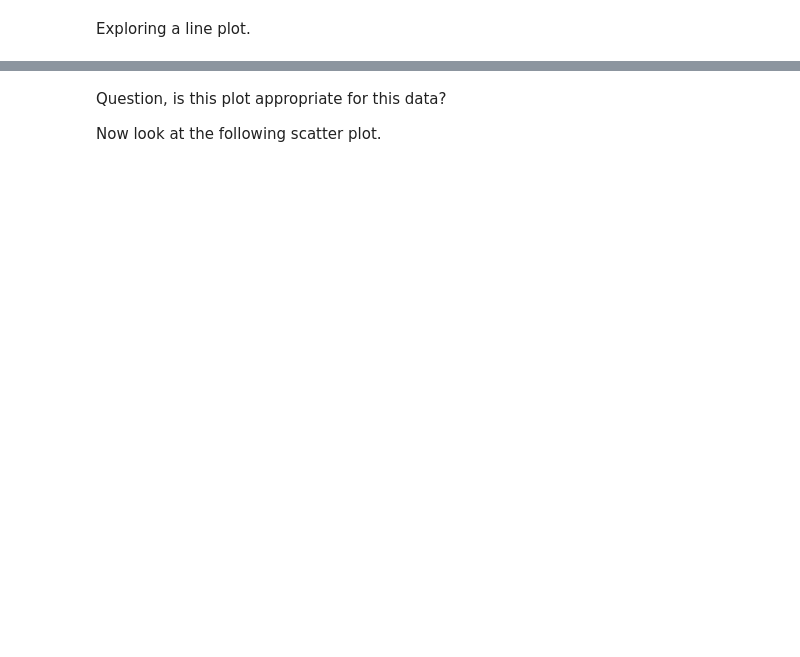
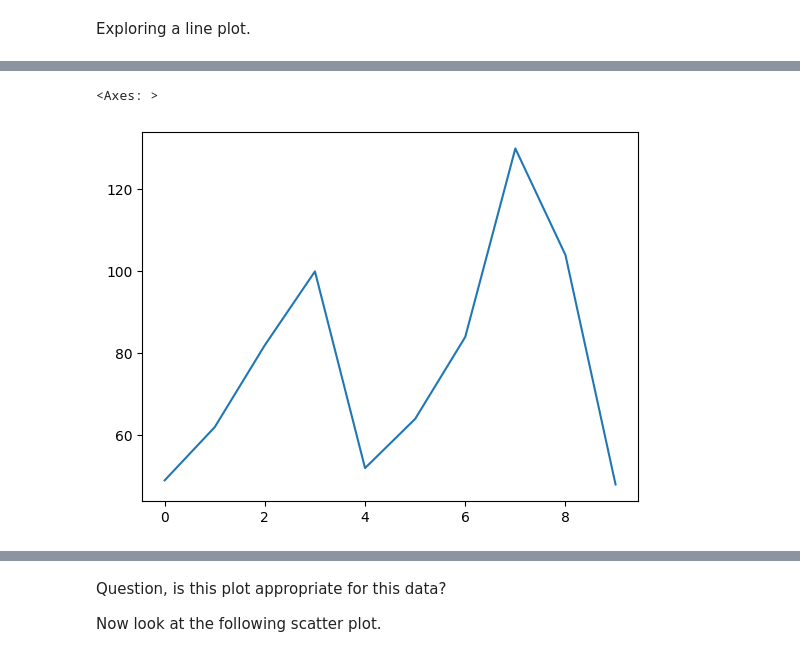
Before and after one commit to JosephB2/Code-Lancashire-Python-Module, a Jupyter notebook: Pandas.ipynb, the cells around one changed output, grey strips where cells are left out. Cells and saved outputs as stored; diff of their text form; code cells hidden in the pictures; blank space fills up the shorter version.

```diff
--- a/Pandas.ipynb
+++ b/Pandas.ipynb
@@ -306,3 +467,8 @@ pokemon_df['Attack'].plot()
+# %%
+pokemon_df['Attack'].head(10).plot()
+# %% [output]
+<Axes: >
+[figure, added]
 # %%
 # Plotting the first 20 points only.
 pokemon_df['Attack'][0:20].plot()
```
Also changed, not shown: parts of 31 cells of this notebook, 2 other files.
